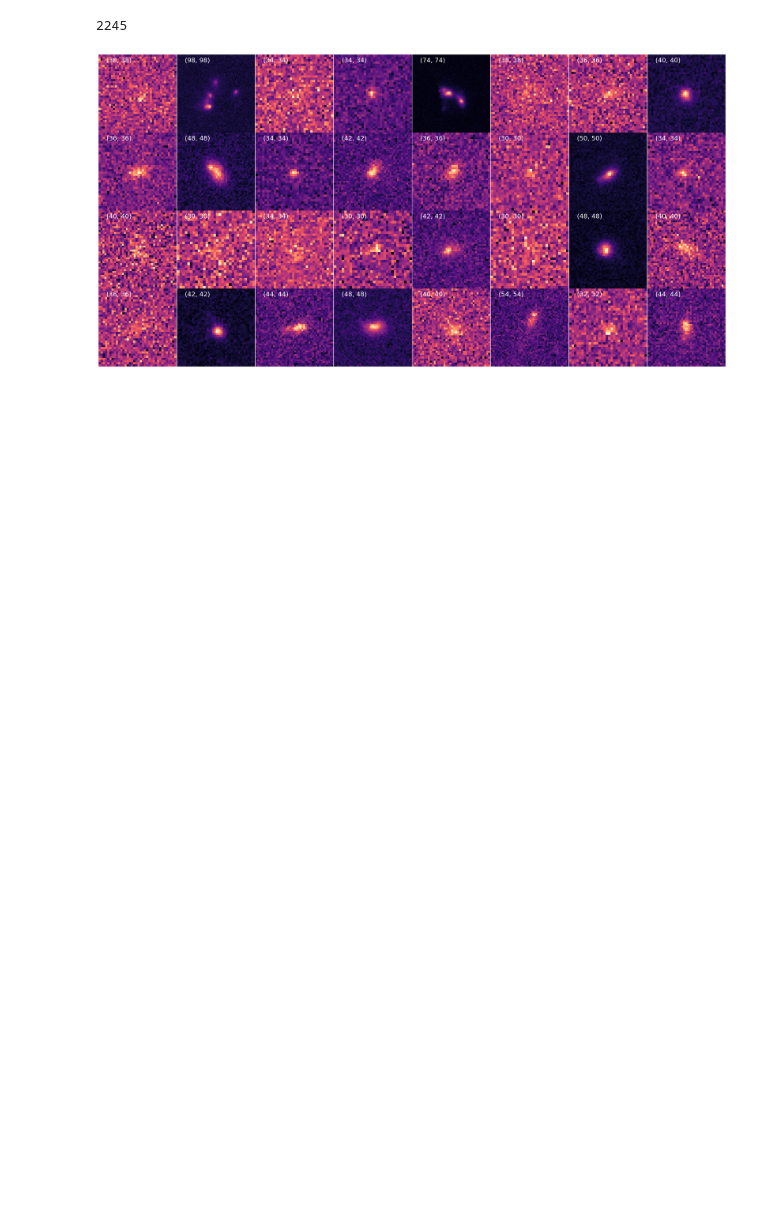
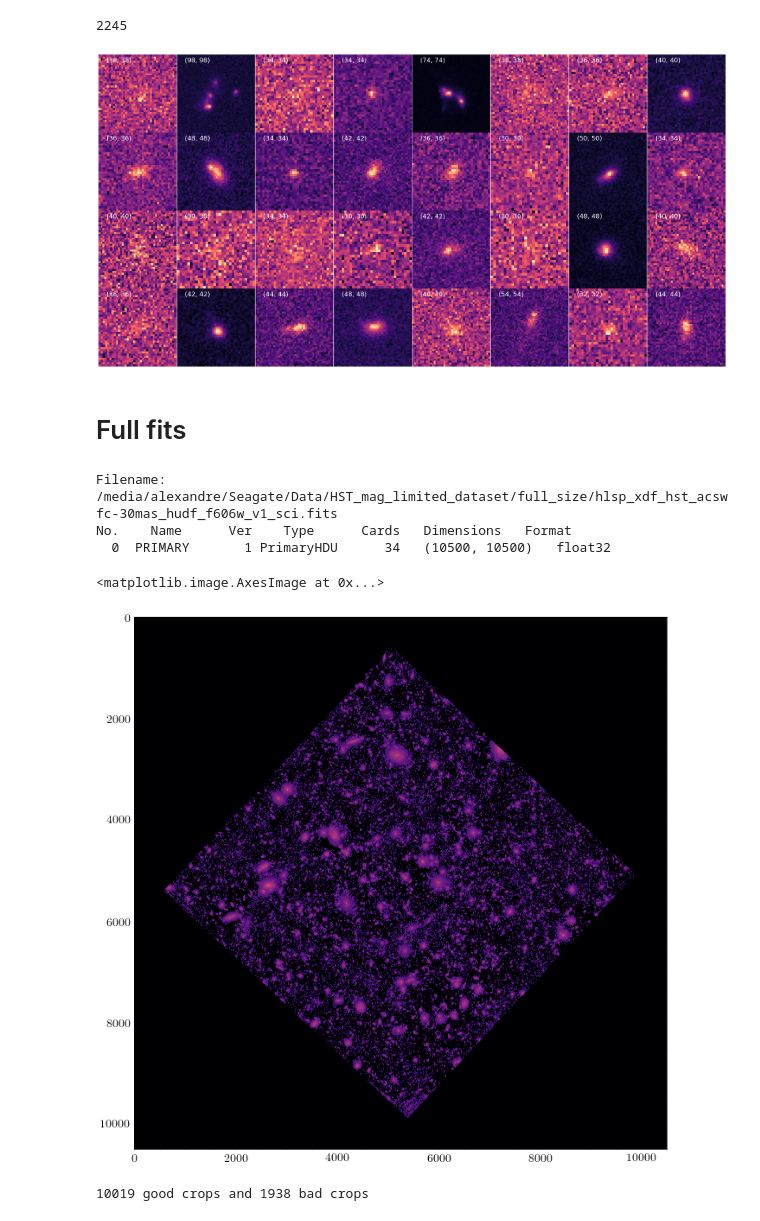
Before and after one commit to AlexandreAdam/hst_diffusion_project, a Jupyter notebook: data_visualization.ipynb, the cells around one changed output. Saved outputs shown, nothing was run; the diff lists cells and outputs as text; code cells hidden in the pictures; blank space fills up the shorter version.

```diff
--- a/data_visualization.ipynb
+++ b/data_visualization.ipynb
@@ -1,8 +1,12 @@
 # %%
 import matplotlib.pyplot as plt
 from astropy.io import fits
+from astropy.wcs import WCS
 import h5py
+from tqdm import tqdm
+import numpy as np
 import os, glob
+plt.style.use("science")
 # %%
 base_path = "/media/alexandre/Seagate/Data/HST_mag_limited_dataset/"
 hf = h5py.File(base_path + "hudf_dataset.h5")
@@ -78,3 +82,14 @@ for i in range(4):
 plt.subplots_adjust(hspace=0, wspace=0)
 # %% [output]
 [figure]
+# %% [markdown]
+# Full fits
+# %%
+fs_fits_list = glob.glob(base_path + "full_size/*sci.fits")
+# %%
+data = fits.open(fs_fits_list[-1])
+data.info()
+# %% [output]
+Filename: /media/alexandre/Seagate/Data/HST_mag_limited_dataset/full_size/hlsp_xdf_hst_acswfc-30mas_hudf_f606w_v1_sci.fits
+No.    Name      Ver    Type      Cards   Dimensions   Format
+  0  PRIMARY       1 PrimaryHDU      34   (10500, 10500)   float32
@@ -80,0 +98,37 @@ plt.subplots_adjust(hspace=0, wspace=0)
+# %%
+wcs = WCS(data[0].header)
+
+plt.figure(figsize=(8, 8))
+# plt.subplot(projection=wcs)
+plt.imshow(data[0].data, cmap="magma", norm=plt.cm.colors.LogNorm(vmin=0, vmax=1e4, clip=True))
+# %% [output]
+<matplotlib.image.AxesImage at 0x...>
+[figure, added]
+# %%
+# Can I estimate the noise structure form this file? I could use SLIC + diffusion to extract information from each files!
+N = 30000
+img_size = 32
+good_crops = []
+bad_crops = []
+
+criteria = 1 # percentage of pixel with a flux above 3 sigma
+flux_criteria = 3e-4 # less conservative
+
+
+data = fits.open(fs_fits_list[-1])
+img = data[0].data
+crops = create_random_crops(img, img_size, img_size, N) # correct flux with PAM here
+# Ignore cosmic rays, we don't mind them too much. We want to avoid objects that look like signal
+
+for c in crops:
+    above_zero = c > 0
+    flux = c[above_zero].sum()/img_size**2
+    if (flux < flux_criteria) & np.all(c != 0): # second criteria identifies pixels on the border (a bit conservative but we have lots of crops)
+        good_crops.append(c)
+    elif (flux != 0):
+        bad_crops.append(c)
+    else:
+        continue
+print(f"{len(good_crops):d} good crops and {len(bad_crops):d} bad crops")
+# %% [output]
+10019 good crops and 1938 bad crops
```
Also changed, not shown: parts of 4 cells of this notebook, 1 other file.
